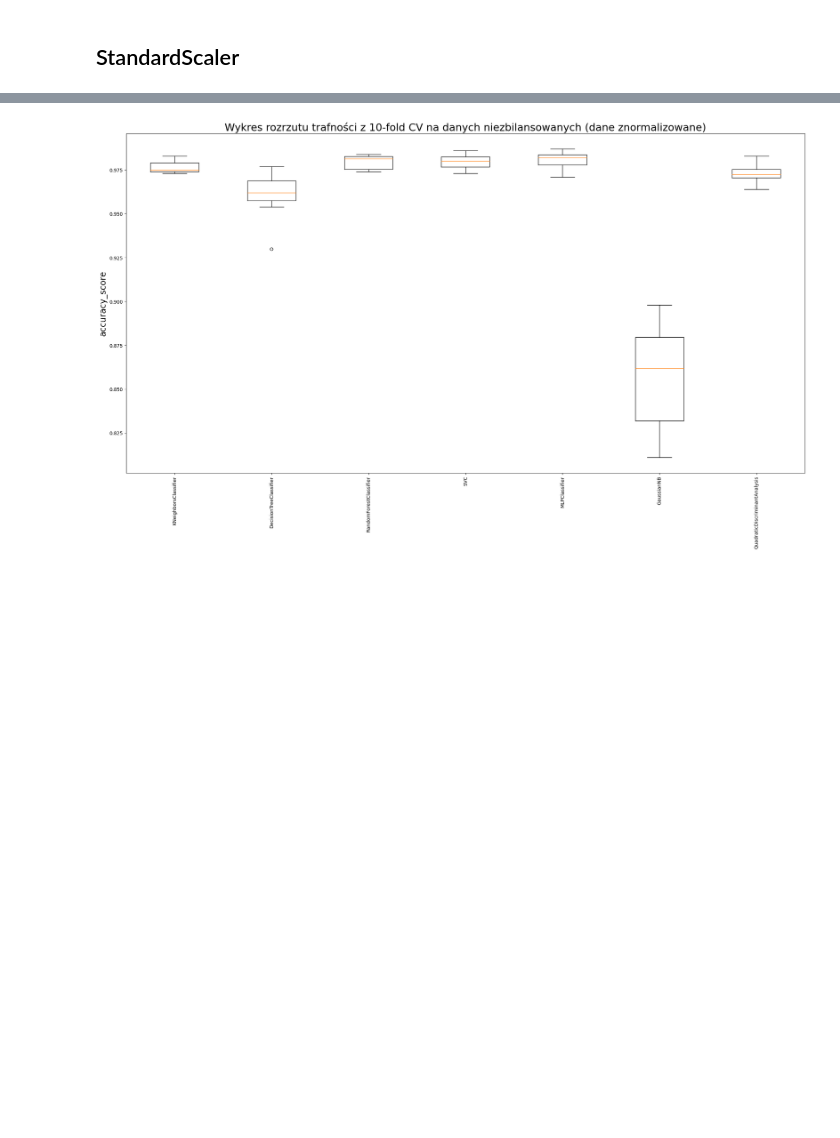
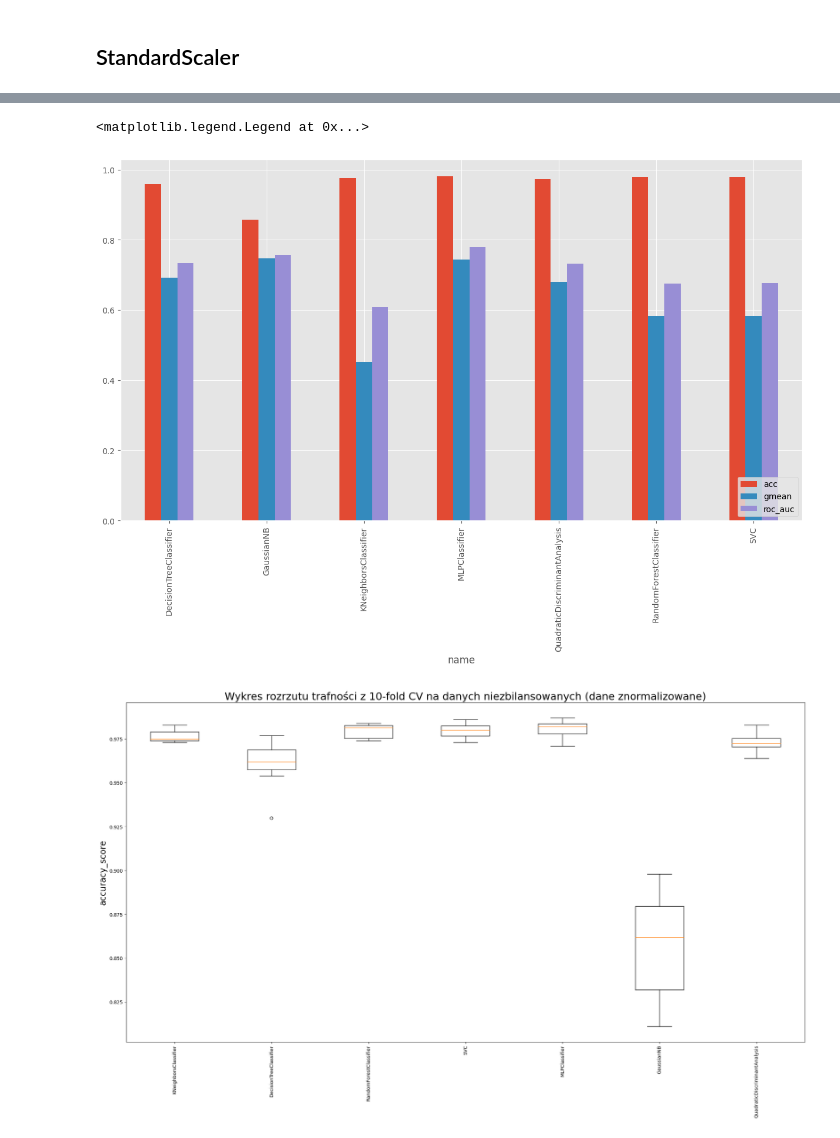
Before and after one commit to marcol13/SUS, a Jupyter notebook: imbalanced-data/imbalanced.ipynb, the cells around one changed output, grey strips where cells are left out. Saved outputs shown, nothing was run; the diff lists cells and outputs as text; code cells hidden in the pictures; blank space fills up the shorter version.

```diff
--- a/imbalanced-data/imbalanced.ipynb
+++ b/imbalanced-data/imbalanced.ipynb
@@ -570,3 +653,11 @@ qda_acc_scaler, qda_gmean_scaler, qda_auc_scaler = itemgetter('test_Accuracy', '
+# %%
+plt.style.use('ggplot')
+fig, ax = plt.subplots(figsize=(15, 8))
+res.groupby('name').mean().plot.bar(ax=ax)
+plt.legend(loc='lower right')
+# %% [output]
+<matplotlib.legend.Legend at 0x...>
+[figure, added]
 # %%
 accuracy_scaler_score = [knc_acc_scaler, dtc_acc_scaler, rfc_acc_scaler, svc_acc_scaler, mlp_acc_scaler, gnb_acc_scaler, qda_acc_scaler]
 gmean_scaler_score = [knc_gmean_scaler, dtc_gmean_scaler, rfc_gmean_scaler, svc_gmean_scaler, mlp_gmean_scaler, gnb_gmean_scaler, qda_gmean_scaler]
```
Also changed, not shown: parts of 21 cells of this notebook.
